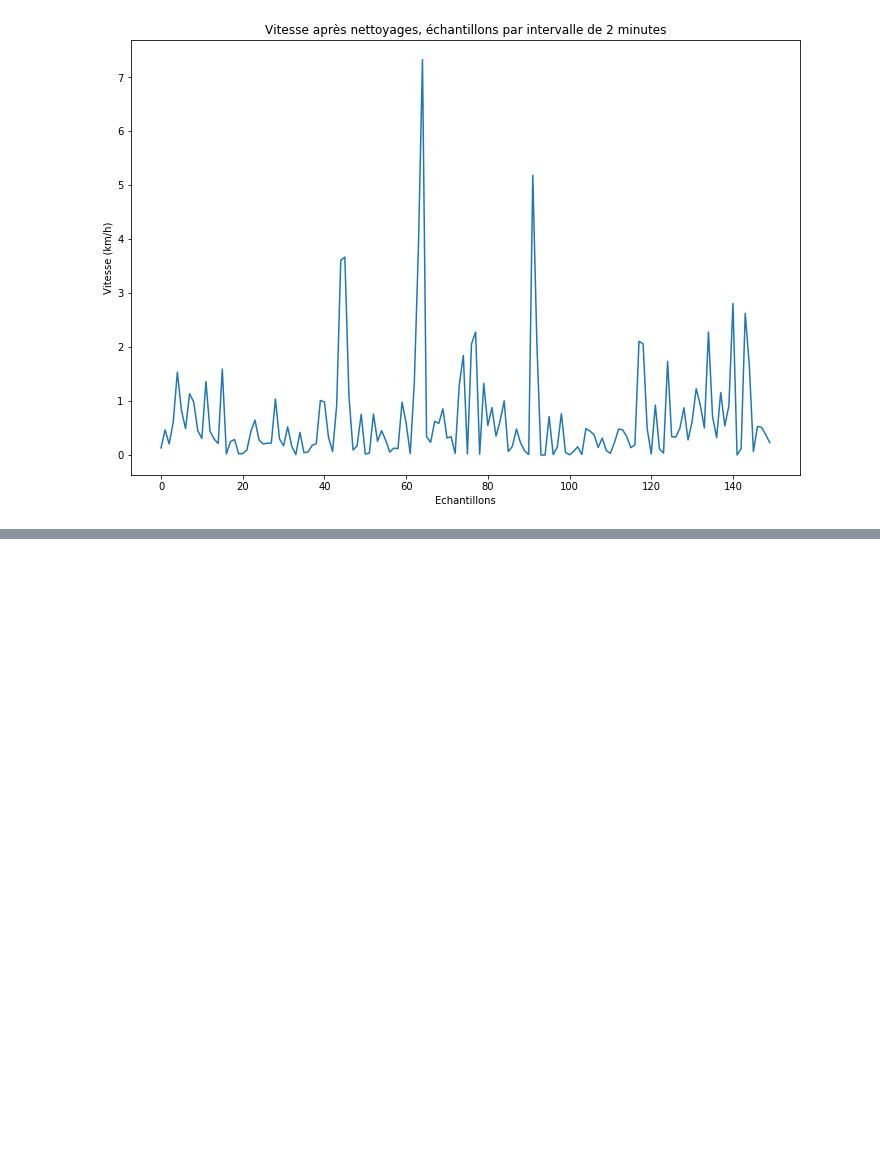
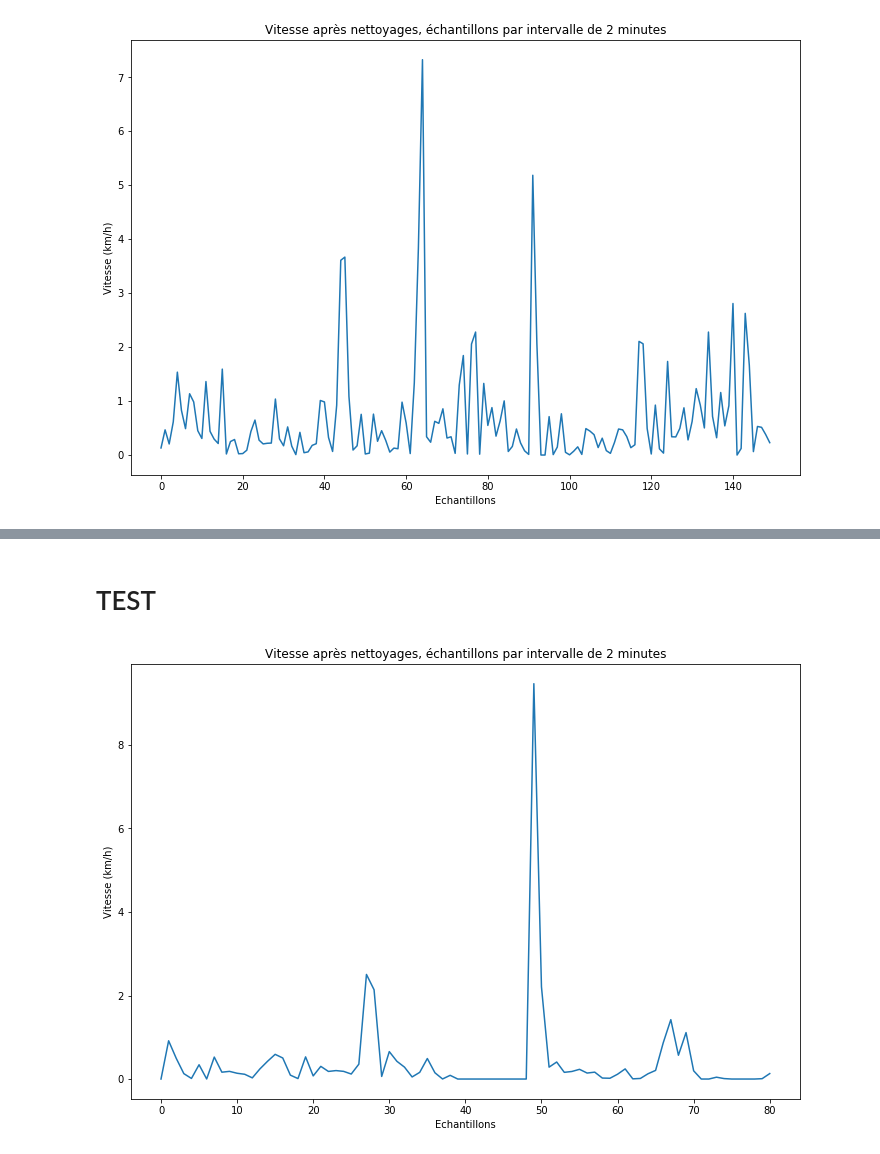
Before and after one commit to AmigoCap/CampusFlow, a Jupyter notebook: 04.ipynb, the cells around one changed output, grey strips where cells are left out. Saved outputs shown, nothing was run; the diff lists cells and outputs as text; code cells hidden in the pictures; blank space fills up the shorter version.

```diff
--- a/04.ipynb
+++ b/04.ipynb
@@ -163,0 +192,2 @@ plt.show()
+# %% [markdown]
+# TEST
@@ -163,0 +216,26 @@ plt.show()
+# %%
+df11 = pd.DataFrame(
+    {'DateTime': listeTemps,
+     'Longitude': listeLongitude,
+     'Latitude': listeLatitude
+    })
+
+liste = []
+for i in range(1, len(df11)):
+    deltaT = datetime.strptime(df11.DateTime.iloc[i], '%Y-%m-%d %H:%M:%S.%f') - datetime.strptime(df11.DateTime.iloc[i-1], '%Y-%m-%d %H:%M:%S.%f')
+    if deltaT.total_seconds() == 0:
+        continue
+    iterloc1 = (df11.Latitude.iloc[i], df11.Longitude.iloc[i])
+    iterloc2 = (df11.Latitude.iloc[i], df11.Longitude.iloc[i-1])
+    speed = (vincenty(iterloc1, iterloc2).kilometers) / (deltaT.total_seconds() / 3600)
+    liste.append(speed)
+
+
+plt.figure(figsize=(12,8))
+plt.xlabel('Echantillons')
+plt.ylabel('Vitesse (km/h)')
+plt.plot(liste)
+plt.title("Vitesse après nettoyages, échantillons par intervalle de 2 minutes")
+plt.show()
+# %% [output]
+[figure, added]
```
Also changed, not shown: parts of 26 cells of this notebook, 7 other files.
